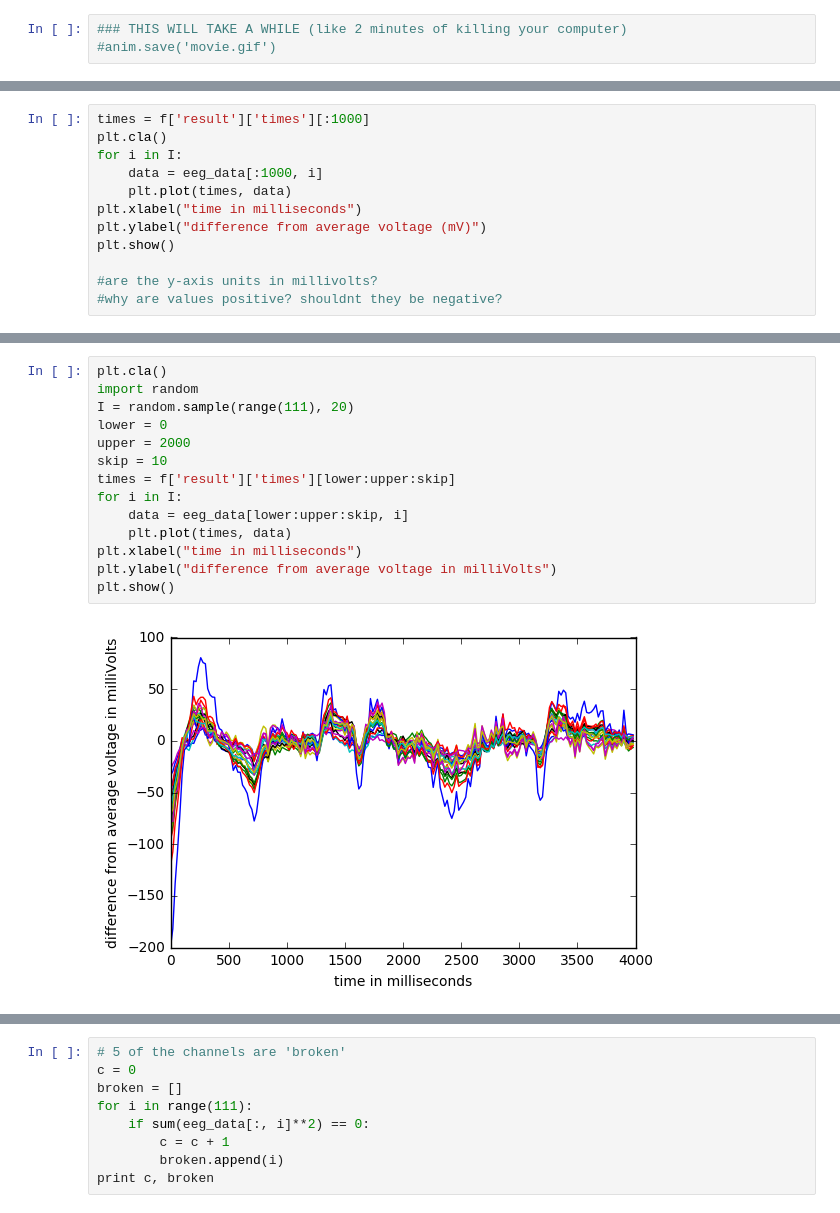
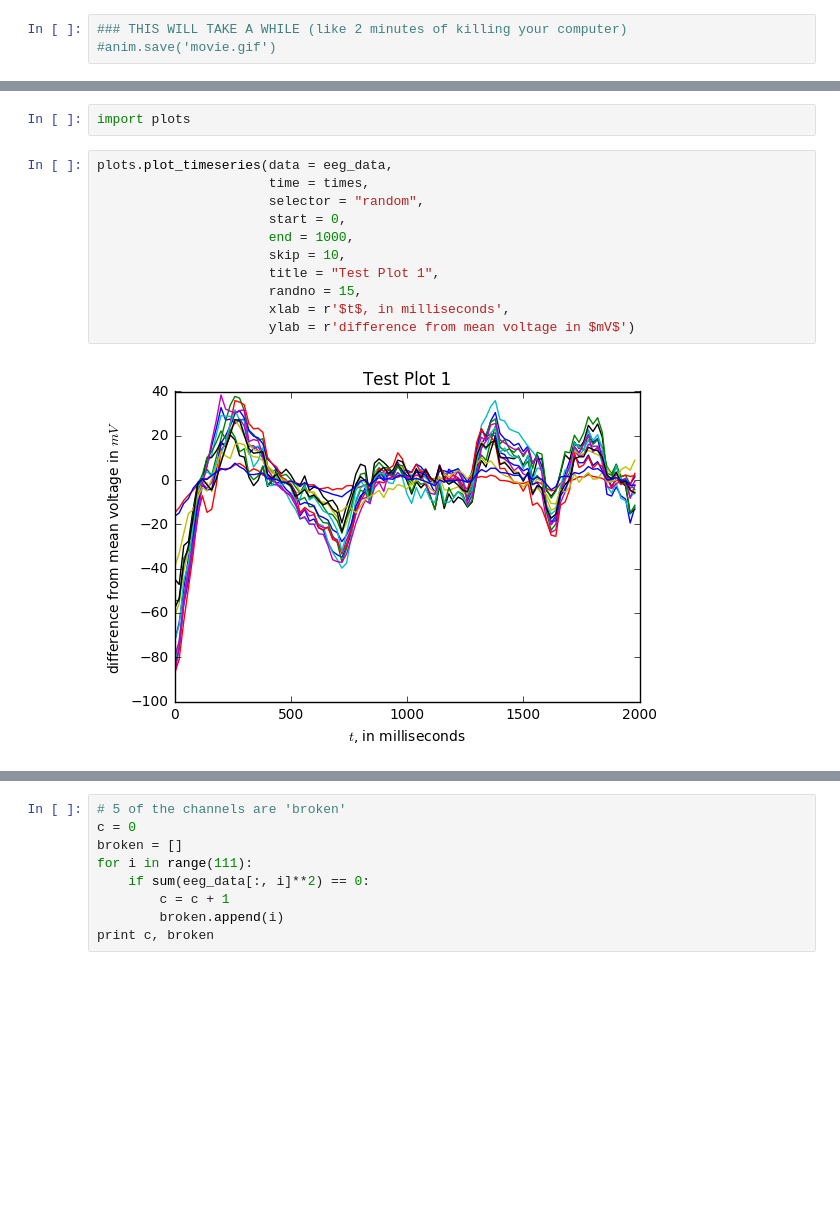
Before and after one commit to NeuroDataDesign/orange-panda-f16s17, a Jupyter notebook: pipeline/utils/Getting Data for the EEG Pipeline.ipynb, the cells around one changed output, grey strips where cells are left out. Saved outputs shown, nothing was run; the diff lists cells and outputs as text; blank space fills up the shorter version.

```diff
--- a/pipeline/utils/Getting Data for the EEG Pipeline.ipynb
+++ b/pipeline/utils/Getting Data for the EEG Pipeline.ipynb
@@ -94,12 +107,0 @@ I = random.sample(range(111), 10)
-# %%
-times = f['result']['times'][:1000]
-plt.cla()
-for i in I:
-    data = eeg_data[:1000, i]
-    plt.plot(times, data)
-plt.xlabel("time in milliseconds")
-plt.ylabel("difference from average voltage (mV)")
-plt.show()
-
-#are the y-axis units in millivolts?
-#why are values positive? shouldnt they be negative?
@@ -108,16 +108,15 @@ plt.show()
-# %%
-plt.cla()
-import random
-I = random.sample(range(111), 20)
-lower = 0
-upper = 2000
-skip = 10
-times = f['result']['times'][lower:upper:skip]
-for i in I:
-    data = eeg_data[lower:upper:skip, i]
-    plt.plot(times, data)
-plt.xlabel("time in milliseconds")
-plt.ylabel("difference from average voltage in milliVolts")
-plt.show()
-# %% [output]
-[figure, removed]
+# %%
+import plots
+# %%
+plots.plot_timeseries(data = eeg_data,
+                      time = times,
+                      selector = "random",
+                      start = 0,
+                      end = 1000,
+                      skip = 10,
+                      title = "Test Plot 1",
+                      randno = 15,
+                      xlab = r'$t$, in milliseconds',
+                      ylab = r'difference from mean voltage in $mV$')
+# %% [output]
+[figure, added]
```
Also changed, not shown: parts of 6 cells of this notebook, 1 other file.
